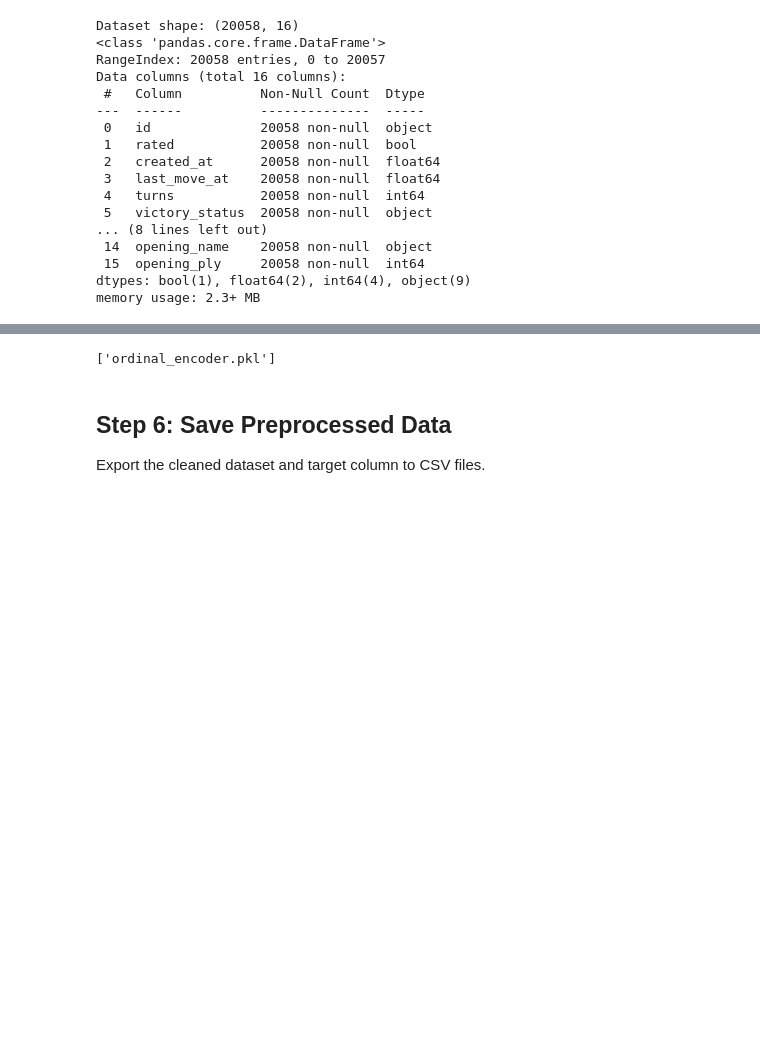
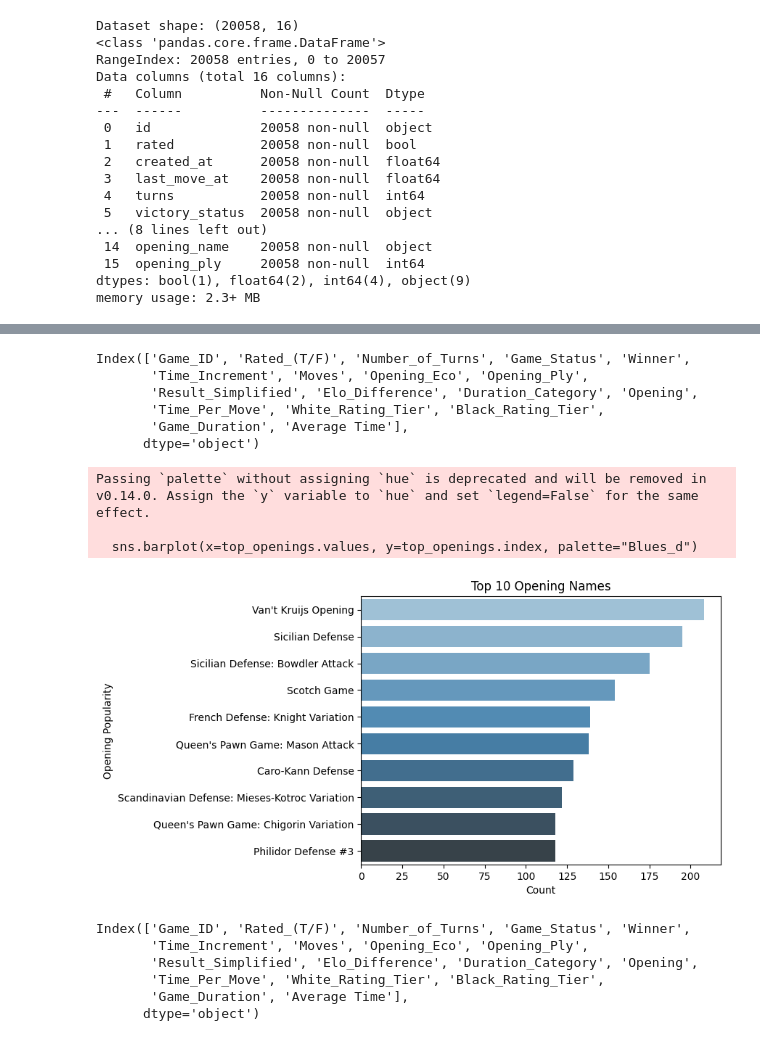
Before and after one commit to Dibij/Chess, a Jupyter notebook: Processing.ipynb, the cells around one changed output, grey strips where cells are left out. Drawn from its saved outputs; the diff is of its cells as text; code cells hidden in the pictures; blank space fills up the shorter version.

Commit message:
Organized Data

```diff
--- a/Processing.ipynb
+++ b/Processing.ipynb
@@ -138,31 +92,39 @@ Apply label and ordinal encoding for categorical columns.
-# %%
-# Label Encoding
-label_encoder = LabelEncoder()
-nominal_columns = ['Winner','Opening_Eco', 'Opening_Name','Moves']
-for col in nominal_columns:
-    data_df[col] = label_encoder.fit_transform(data_df[col])
-# One-Hot Encoding
-onehot_encoder = OneHotEncoder(sparse=False)
-moves_encoded = onehot_encoder.fit_transform(data_df[['Moves']])
-moves_encoded_df = pd.DataFrame(moves_encoded, columns=onehot_encoder.get_feature_names_out(['Moves']))
-data_df = data_df.join(moves_encoded_df)
-
-# Ordinal Encoding
-ordinal_encoder = OrdinalEncoder()
-ordinal_columns = ['Rated_(T/F)', 'Game_Status', 'White_Rating_Tier', 'Black_Rating_Tier']
-data_df[ordinal_columns] = ordinal_encoder.fit_transform(data_df[ordinal_columns])
-
-# Save encoders
-joblib.dump(label_encoder, 'label_encoder.pkl')
-joblib.dump(ordinal_encoder, 'ordinal_encoder.pkl')
-joblib.dump(onehot_encoder, 'onehot_encoder.pkl')
-# %% [output]
-['ordinal_encoder.pkl']
-# %% [markdown]
-## Step 6: Save Preprocessed Data
-Export the cleaned dataset and target column to CSV files.
-# %%
-data_df = data_df.drop(columns=['White_Rating', 'Black_Rating','Game_ID','White_ID','Black_ID','Start_Time','End_Time'])
-
-# Save data
-data_df.to_csv('Clean_Chess_Data.csv', index=False)
+# %%
+# Average Time
+data_df["Average Time"] = data_df["Time_Per_Move"] / data_df['Game_Duration']
+# %%
+# Drop specific columns
+data_df = data_df.drop(['Start_Time', 'End_Time','White_ID','Black_ID','White_Rating', 'Black_Rating','Opening_Name',], axis=1)
+# %%
+data_df.columns
+# %% [output]
+Index(['Game_ID', 'Rated_(T/F)', 'Number_of_Turns', 'Game_Status', 'Winner',
+       'Time_Increment', 'Moves', 'Opening_Eco', 'Opening_Ply',
+       'Result_Simplified', 'Elo_Difference', 'Duration_Category', 'Opening',
+       'Time_Per_Move', 'White_Rating_Tier', 'Black_Rating_Tier',
+       'Game_Duration', 'Average Time'],
+      dtype='object')
+# %%
+# Now, calculate the top 10 most frequent opening eco codes (or names)
+top_openings = data_df['Opening'].value_counts().head(10)
+
+# Create the bar plot for top openings
+sns.barplot(x=top_openings.values, y=top_openings.index, palette="Blues_d")
+plt.title("Top 10 Opening Names")
+plt.xlabel("Count")
+plt.ylabel("Opening Popularity")
+plt.show()
+# %% [output]
+Passing `palette` without assigning `hue` is deprecated and will be removed in v0.14.0. Assign the `y` variable to `hue` and set `legend=False` for the same effect.
+
+  sns.barplot(x=top_openings.values, y=top_openings.index, palette="Blues_d")
+[figure, added]
+# %%
+data_df.columns
+# %% [output]
+Index(['Game_ID', 'Rated_(T/F)', 'Number_of_Turns', 'Game_Status', 'Winner',
+       'Time_Increment', 'Moves', 'Opening_Eco', 'Opening_Ply',
+       'Result_Simplified', 'Elo_Difference', 'Duration_Category', 'Opening',
+       'Time_Per_Move', 'White_Rating_Tier', 'Black_Rating_Tier',
+       'Game_Duration', 'Average Time'],
+      dtype='object')
```
Also changed, not shown: parts of 23 cells of this notebook.
